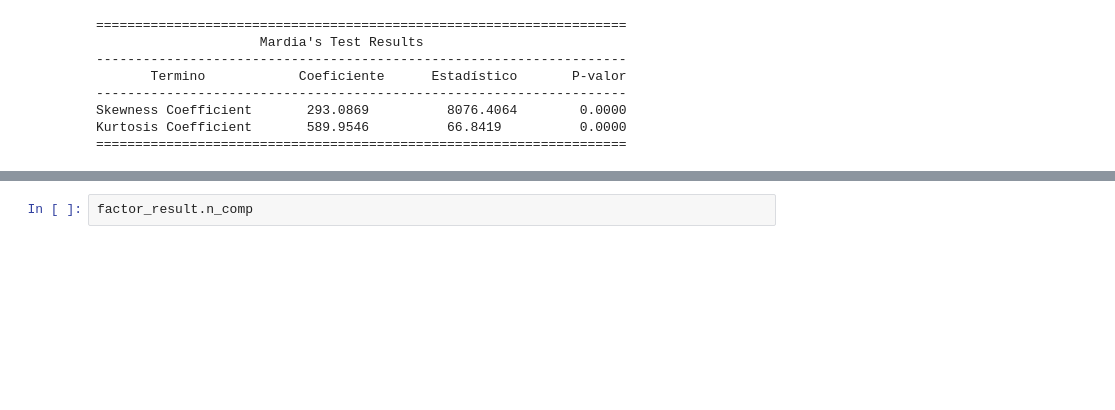
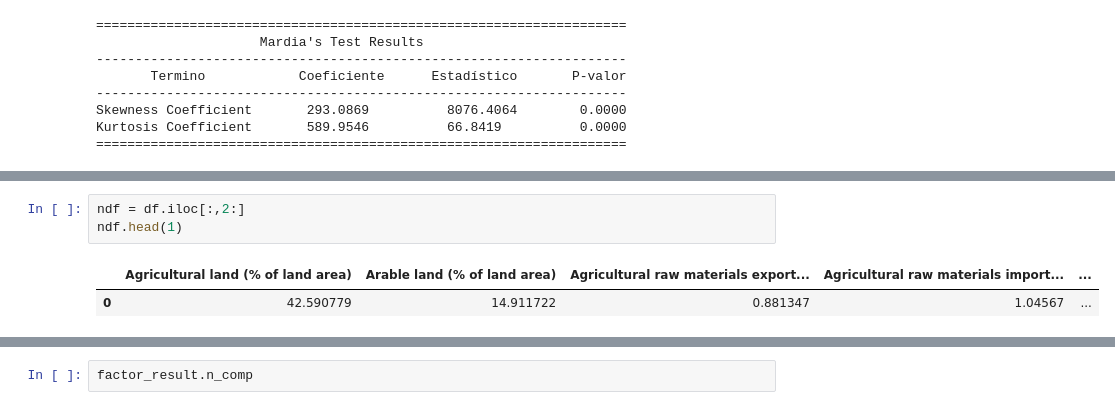
Before and after one commit to DavidGuzzi/MECMT04, a Jupyter notebook: problem_set_5/ps5.ipynb, the cells around one changed output, grey strips where cells are left out. Saved outputs shown, nothing was run; the diff lists cells and outputs as text; blank space fills up the shorter version.

```diff
--- a/problem_set_5/ps5.ipynb
+++ b/problem_set_5/ps5.ipynb
@@ -742,3 +757,9 @@ Kurtosis Coefficient       589.9546          66.8419          0.0000
+# %%
+ndf = df.iloc[:,2:]
+ndf.head(1)
+# %% [output]
+|  | Agricultural land (% of land area) | Arable land (% of land area) | Agricultural raw materials export... | Agricultural raw materials import... | ... |
+| 0 | 42.590779 | 14.911722 | 0.881347 | 1.04567 | ... |
 # %%
 from statsmodels.multivariate.factor import Factor
 
```
Also changed, not shown: parts of 5 cells of this notebook.
